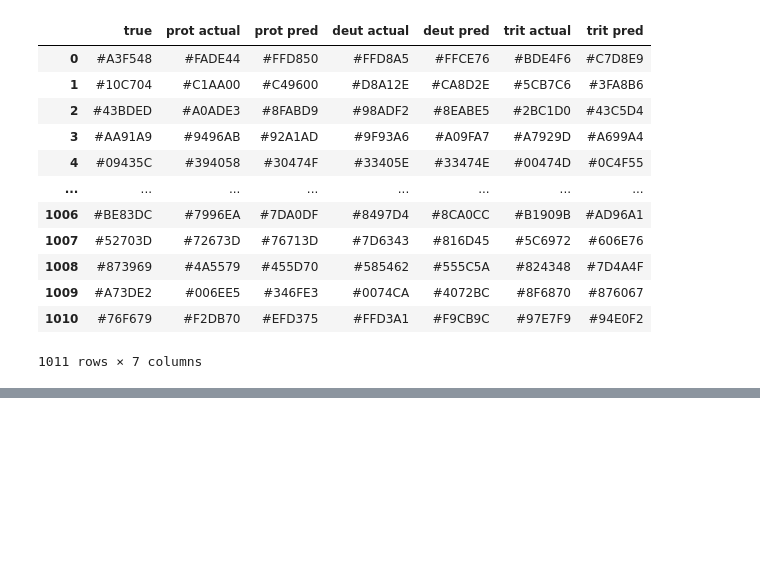
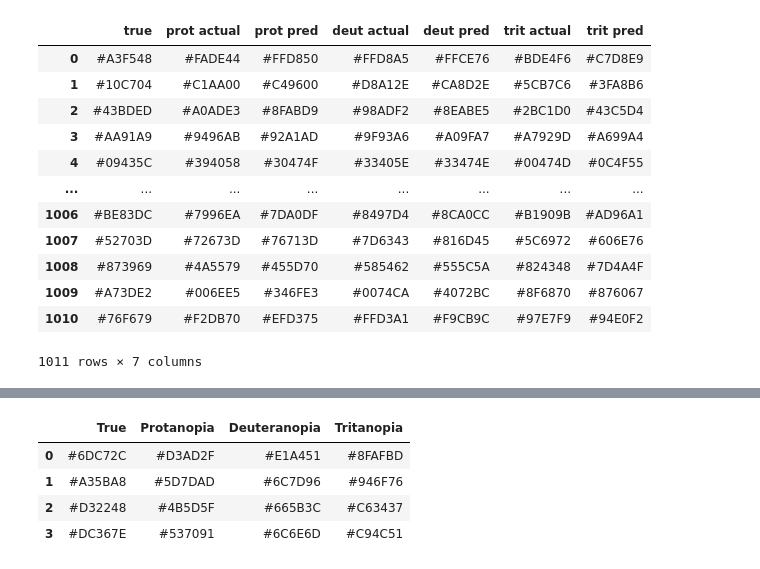
Before and after one commit to the-codingschool/TRAIN-datasets, a Jupyter notebook: color_blindness_sim/simulate_vision_deficiency.ipynb, the cells around one changed output, grey strips where cells are left out. Saved outputs shown, nothing was run; the diff lists cells and outputs as text; code cells hidden in the pictures; blank space fills up the shorter version.

```diff
--- a/color_blindness_sim/simulate_vision_deficiency.ipynb
+++ b/color_blindness_sim/simulate_vision_deficiency.ipynb
@@ -160,0 +230,24 @@ results_df.style.apply(output_cell_styling).hide([('True', 'Predicted')], axis="
+# %%
+# Step 1
+my_colors = [[109, 199, 44], [163, 91, 168], [211, 34, 72], [220, 54, 126]]
+my_X_test = pd.DataFrame(my_colors, columns=X_test.columns)
+
+# Step 2
+my_pred = reg_model.predict(my_X_test)
+my_pred = pd.DataFrame(my_pred, columns=y_test.columns)
+
+# Step 3
+my_results_df = pd.DataFrame()
+my_results_df['True'] = make_hex_col(my_X_test, 'true')
+my_results_df['Protanopia'] = make_hex_col(my_pred, 'prot')
+my_results_df['Deuteranopia'] = make_hex_col(my_pred, 'deut')
+my_results_df['Tritanopia'] = make_hex_col(my_pred, 'trit')
+
+# Step 4
+my_results_df.style.apply(output_cell_styling)
+# %% [output]
+|  | True | Protanopia | Deuteranopia | Tritanopia |
+| 0 | #6DC72C | #D3AD2F | #E1A451 | #8FAFBD |
+| 1 | #A35BA8 | #5D7DAD | #6C7D96 | #946F76 |
+| 2 | #D32248 | #4B5D5F | #665B3C | #C63437 |
+| 3 | #DC367E | #537091 | #6C6E6D | #C94C51 |
```
Also changed, not shown: parts of 26 cells of this notebook.
